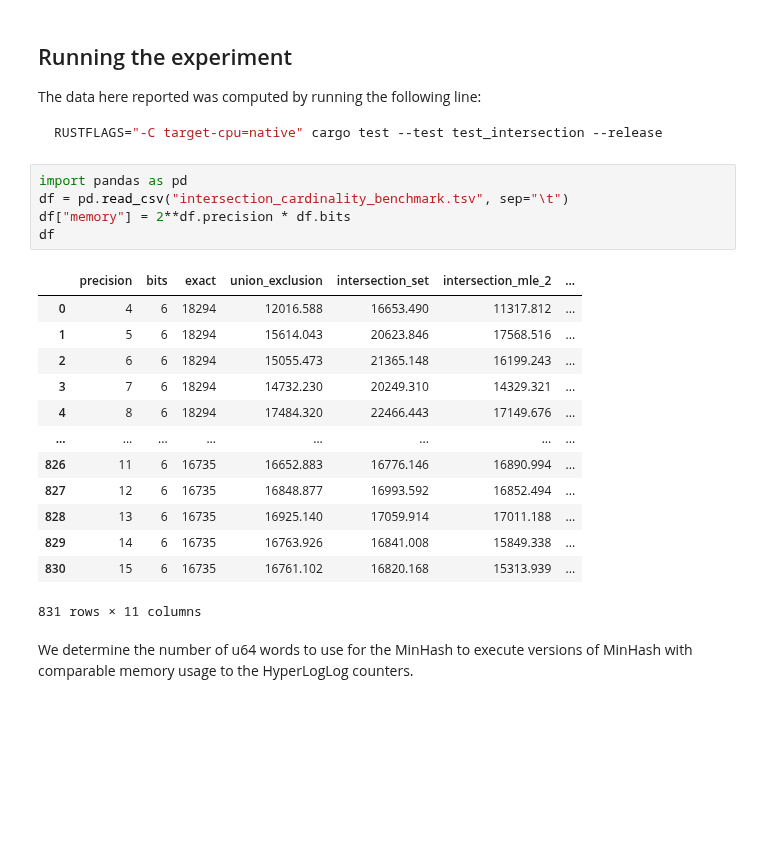
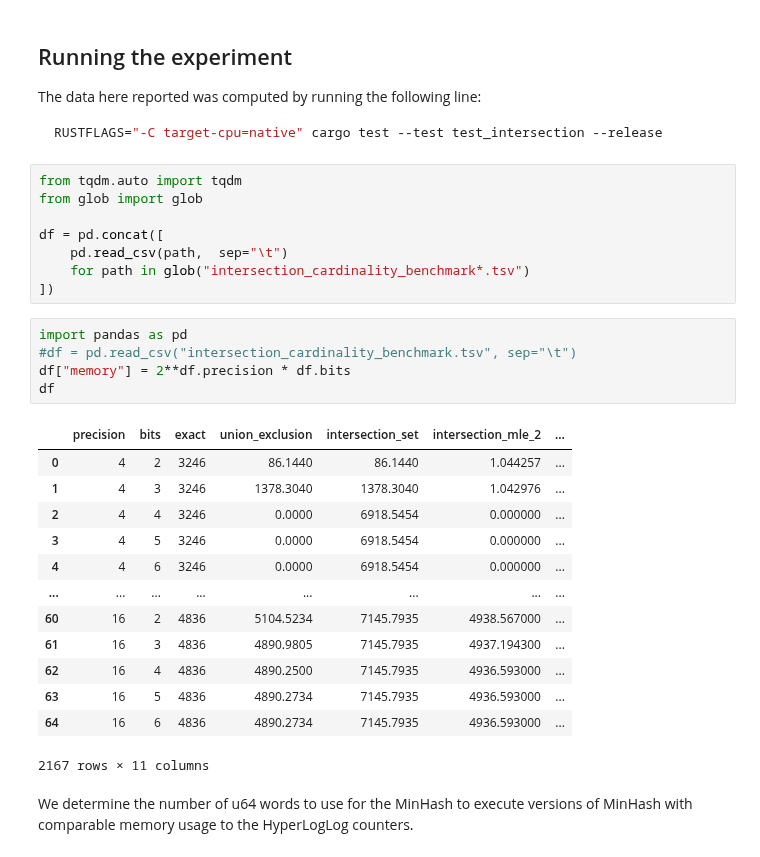
Before and after one commit to LucaCappelletti94/hyperloglog-rs, a Jupyter notebook: Intersection evaluations.ipynb, the cells around one changed output. Cells and saved outputs as stored; diff of their text form; blank space fills up the shorter version.

````diff
--- a/Intersection evaluations.ipynb
+++ b/Intersection evaluations.ipynb
@@ -13,25 +13,33 @@ The data here reported was computed by running the following line:
 ```bash
 RUSTFLAGS="-C target-cpu=native" cargo test --test test_intersection --release
 ```
+# %%
+from tqdm.auto import tqdm
+from glob import glob
+
+df = pd.concat([
+    pd.read_csv(path,  sep="\t")
+    for path in glob("intersection_cardinality_benchmark*.tsv")
+])
 # %%
 import pandas as pd
-df = pd.read_csv("intersection_cardinality_benchmark.tsv", sep="\t")
+#df = pd.read_csv("intersection_cardinality_benchmark.tsv", sep="\t")
 df["memory"] = 2**df.precision * df.bits
 df
 # %% [output]
 |  | precision | bits | exact | union_exclusion | intersection_set | intersection_mle_2 | ... |
-| 0 | 4 | 6 | 18294 | 12016.588 | 16653.490 | 11317.812 | ... |
-| 1 | 5 | 6 | 18294 | 15614.043 | 20623.846 | 17568.516 | ... |
-| 2 | 6 | 6 | 18294 | 15055.473 | 21365.148 | 16199.243 | ... |
-| 3 | 7 | 6 | 18294 | 14732.230 | 20249.310 | 14329.321 | ... |
-| 4 | 8 | 6 | 18294 | 17484.320 | 22466.443 | 17149.676 | ... |
+| 0 | 4 | 2 | 3246 | 86.1440 | 86.1440 | 1.044257 | ... |
+| 1 | 4 | 3 | 3246 | 1378.3040 | 1378.3040 | 1.042976 | ... |
+| 2 | 4 | 4 | 3246 | 0.0000 | 6918.5454 | 0.000000 | ... |
+| 3 | 4 | 5 | 3246 | 0.0000 | 6918.5454 | 0.000000 | ... |
+| 4 | 4 | 6 | 3246 | 0.0000 | 6918.5454 | 0.000000 | ... |
 | ... | ... | ... | ... | ... | ... | ... | ... |
-| 826 | 11 | 6 | 16735 | 16652.883 | 16776.146 | 16890.994 | ... |
-| 827 | 12 | 6 | 16735 | 16848.877 | 16993.592 | 16852.494 | ... |
-| 828 | 13 | 6 | 16735 | 16925.140 | 17059.914 | 17011.188 | ... |
-| 829 | 14 | 6 | 16735 | 16763.926 | 16841.008 | 15849.338 | ... |
-| 830 | 15 | 6 | 16735 | 16761.102 | 16820.168 | 15313.939 | ... |
+| 60 | 16 | 2 | 4836 | 5104.5234 | 7145.7935 | 4938.567000 | ... |
+| 61 | 16 | 3 | 4836 | 4890.9805 | 7145.7935 | 4937.194300 | ... |
+| 62 | 16 | 4 | 4836 | 4890.2500 | 7145.7935 | 4936.593000 | ... |
+| 63 | 16 | 5 | 4836 | 4890.2734 | 7145.7935 | 4936.593000 | ... |
+| 64 | 16 | 6 | 4836 | 4890.2734 | 7145.7935 | 4936.593000 | ... |
-831 rows × 11 columns
+2167 rows × 11 columns
 # %% [markdown]
 We determine the number of u64 words to use for the MinHash to execute versions of MinHash with comparable memory usage to the HyperLogLog counters.
 # %%
````
Also changed, not shown: parts of 2 cells of this notebook, 4 other files.
